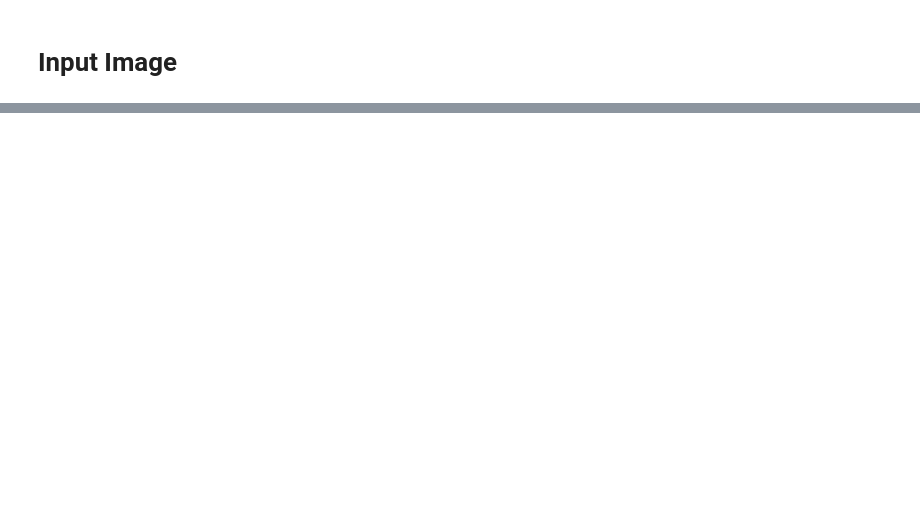
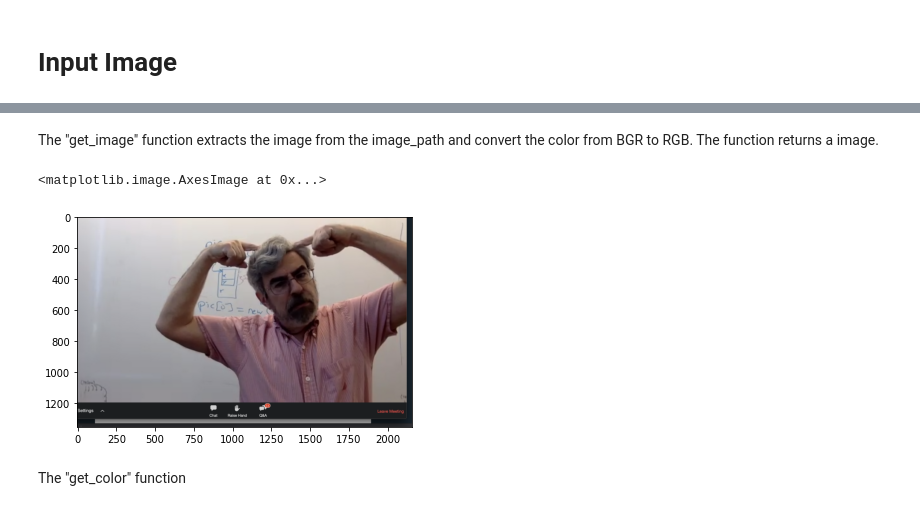
Before and after one commit to UCLAbrucequ/CHIPS_Color_identification, a Jupyter notebook: Color_Identification.ipynb, the cells around one changed output, grey strips where cells are left out. Saved outputs shown, nothing was run; the diff lists cells and outputs as text; code cells hidden in the pictures; blank space fills up the shorter version.

```diff
--- a/Color_Identification.ipynb
+++ b/Color_Identification.ipynb
@@ -22,0 +52,15 @@ drive.mount('/content/drive')
+# %% [markdown]
+The "get_image" function extracts the image from the image_path and convert the color from BGR to RGB. The function returns a image.
+# %%
+#get_image function
+def get_image(image_path):
+    image = cv2.imread(image_path)
+    image = cv2.cvtColor(image, cv2.COLOR_BGR2RGB)
+    return image
+
+plt.imshow(get_image('/content/drive/MyDrive/UCLA CHIPS research/sample_image.jpeg'))
+# %% [output]
+<matplotlib.image.AxesImage at 0x...>
+[figure, added]
+# %% [markdown]
+The "get_color" function
```
Also changed, not shown: parts of 13 cells of this notebook.
